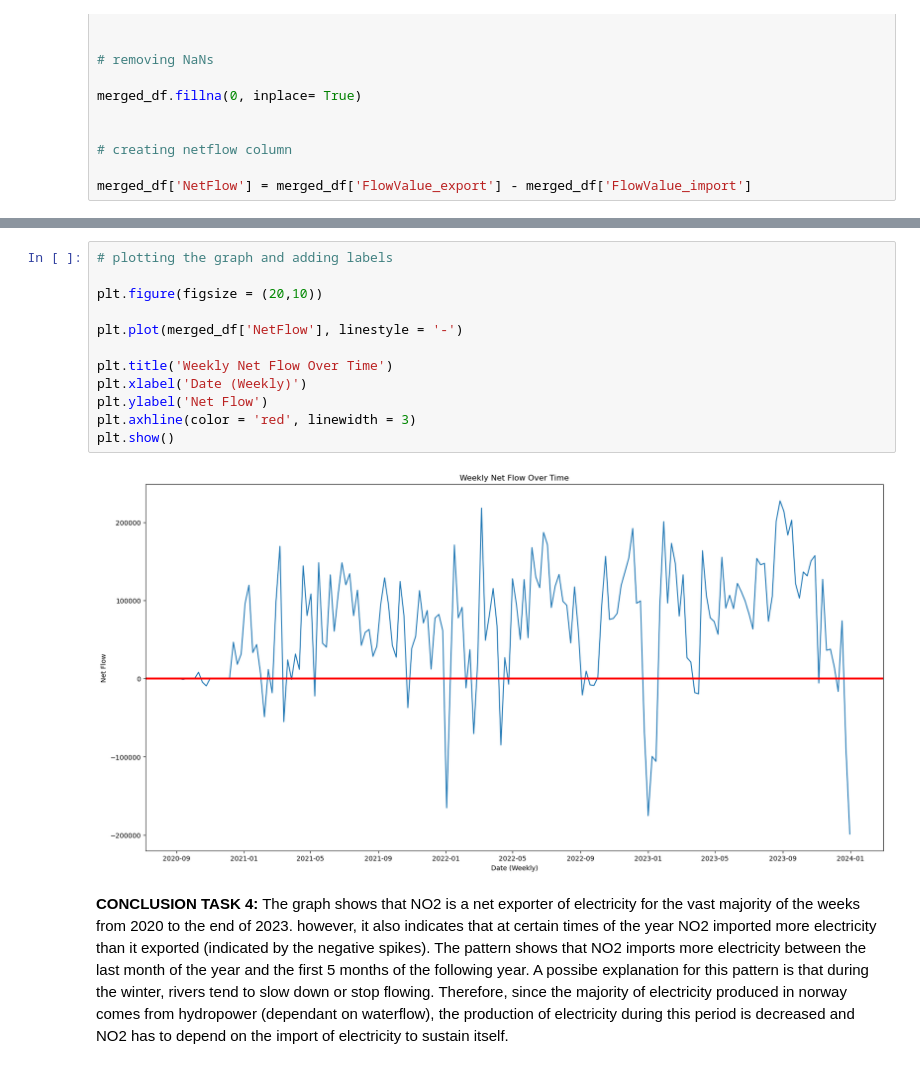
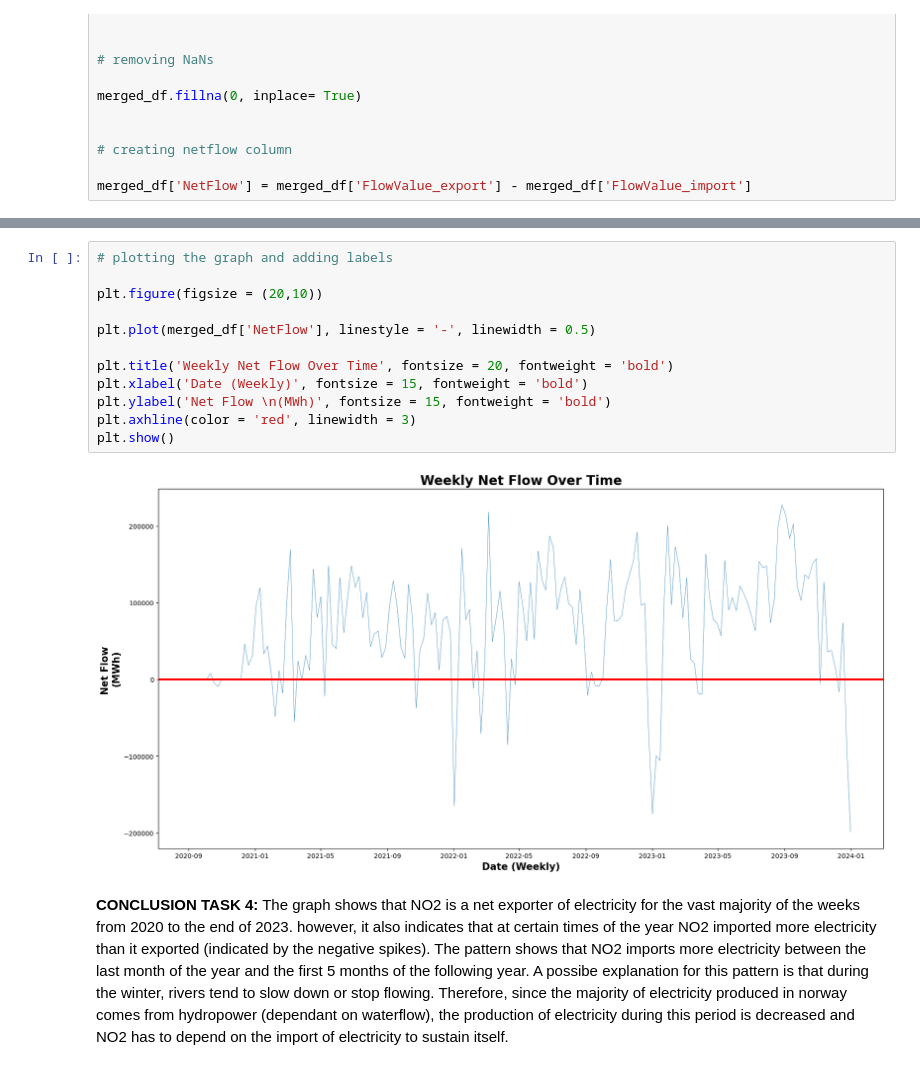
Before and after one commit to JoggiLJ/TECH_2_TERMPAPER, a Jupyter notebook: task.ipynb, the cells around one changed output, grey strips where cells are left out. Cells and saved outputs as stored; diff of their text form.

```diff
--- a/task.ipynb
+++ b/task.ipynb
@@ -260,17 +243,17 @@ merged_df
 # %%
 # plotting the graph and adding labels
 
 plt.figure(figsize = (20,10))
 
-plt.plot(merged_df['NetFlow'], linestyle = '-')
+plt.plot(merged_df['NetFlow'], linestyle = '-', linewidth = 0.5)
 
-plt.title('Weekly Net Flow Over Time')
-plt.xlabel('Date (Weekly)')
-plt.ylabel('Net Flow')
+plt.title('Weekly Net Flow Over Time', fontsize = 20, fontweight = 'bold')
+plt.xlabel('Date (Weekly)', fontsize = 15, fontweight = 'bold')
+plt.ylabel('Net Flow \n(MWh)', fontsize = 15, fontweight = 'bold')
 plt.axhline(color = 'red', linewidth = 3)
 plt.show()
 # %% [output]
-[figure, old version]
+[figure, new version]
 # %% [markdown]
 **CONCLUSION TASK 4:** The graph shows that NO2 is a net exporter of electricity for the vast majority of the weeks from 2020 to the end of 2023. however, it also indicates that at certain times of the year NO2 imported more electricity than it exported (indicated by the negative spikes). The pattern shows that NO2 imports more electricity between the last month of the year and the first 5 months of the following year. A possibe explanation for this pattern is that during the winter, rivers tend to slow down or stop flowing. Therefore, since the majority of electricity produced in norway comes from hydropower (dependant on waterflow), the production of electricity during this period is decreased and NO2 has to depend on the import of electricity to sustain itself.
 # %% [markdown]
```
Also changed, not shown: parts of 3 cells of this notebook.
